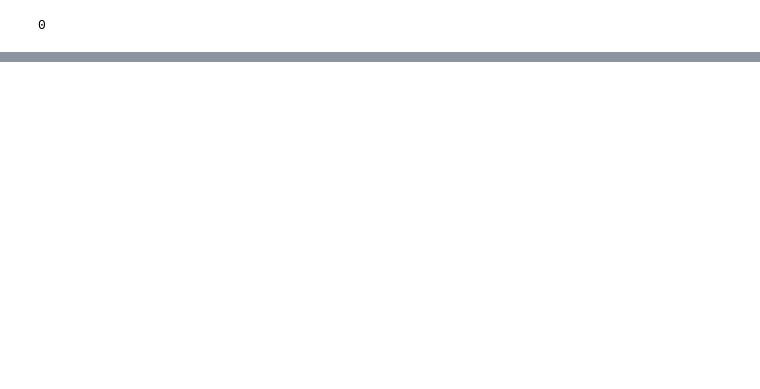
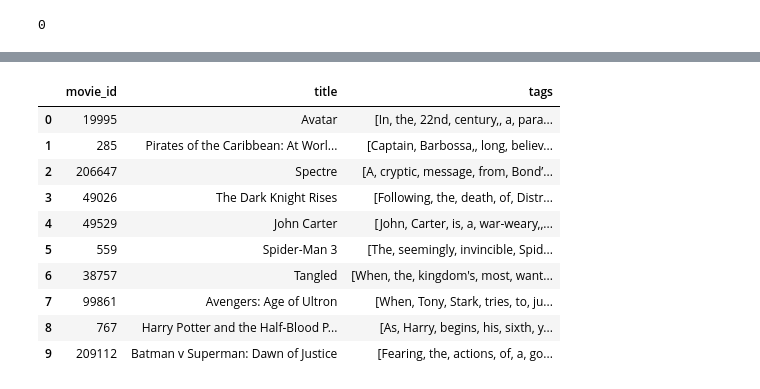
Before and after one commit to BrunoMatheus96/Projeto-Recomendacao_De_Filme, a Jupyter notebook: Sistema_De_Recomendacao_Vetorial.ipynb, the cells around one changed output, grey strips where cells are left out. Saved outputs shown, nothing was run; the diff lists cells and outputs as text; code cells hidden in the pictures; blank space fills up the shorter version.

```diff
--- a/Sistema_De_Recomendacao_Vetorial.ipynb
+++ b/Sistema_De_Recomendacao_Vetorial.ipynb
@@ -179,0 +295,9 @@ filmes.head()
+# %%
+# Criamos a coluna de tags, nesse caso um vetor de strings com os valores das colunas
+filmes['tags'] = filmes['overview'] + \
+                        filmes['genres'] + \
+                        filmes['keywords'] + \
+                        filmes['cast'] + \
+                        filmes['crew']
+
+filmes.head()
@@ -179,0 +311,17 @@ filmes.head()
+# %%
+# Dataframe final
+filmes_novos = filmes[['movie_id', 'title', 'tags']]
+
+filmes_novos.head(10)
+# %% [output]
+|  | movie_id | title | tags |
+| 0 | 19995 | Avatar | [In, the, 22nd, century,, a, para... |
+| 1 | 285 | Pirates of the Caribbean: At Worl... | [Captain, Barbossa,, long, believ... |
+| 2 | 206647 | Spectre | [A, cryptic, message, from, Bond’... |
+| 3 | 49026 | The Dark Knight Rises | [Following, the, death, of, Distr... |
+| 4 | 49529 | John Carter | [John, Carter, is, a, war-weary,,... |
+| 5 | 559 | Spider-Man 3 | [The, seemingly, invincible, Spid... |
+| 6 | 38757 | Tangled | [When, the, kingdom's, most, want... |
+| 7 | 99861 | Avengers: Age of Ultron | [When, Tony, Stark, tries, to, ju... |
+| 8 | 767 | Harry Potter and the Half-Blood P... | [As, Harry, begins, his, sixth, y... |
+| 9 | 209112 | Batman v Superman: Dawn of Justice | [Fearing, the, actions, of, a, go... |
```
Also changed, not shown: parts of 39 cells of this notebook.
